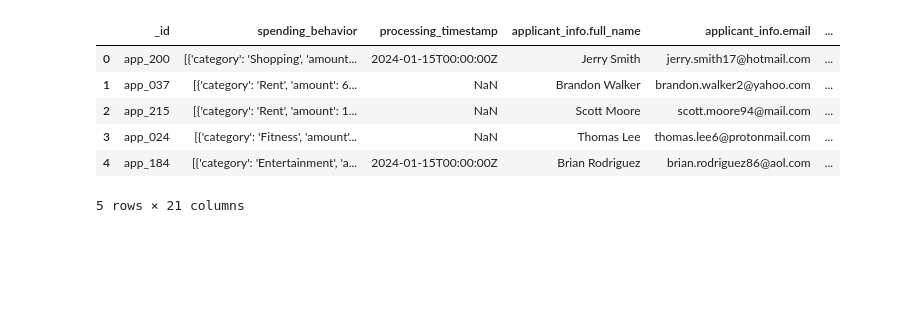
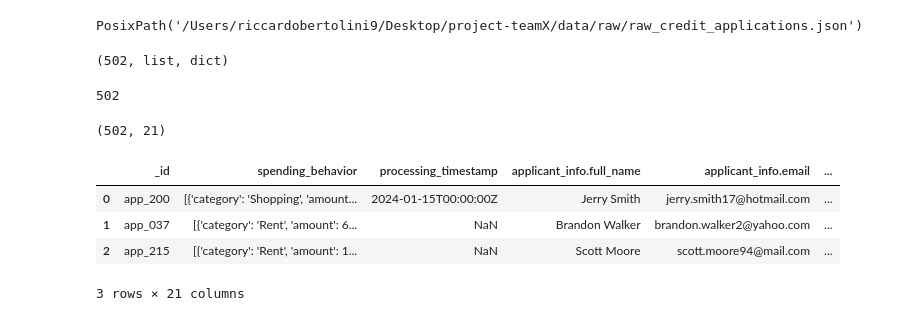
Before and after one commit to marianaclopes/dego-project-team6, a Jupyter notebook: notebooks/01-data-quality.ipynb, the cells around one changed output. Saved outputs shown, nothing was run; the diff lists cells and outputs as text; code cells hidden in the pictures; blank space fills up the shorter version.

```diff
--- a/notebooks/01-data-quality.ipynb
+++ b/notebooks/01-data-quality.ipynb
@@ -0,0 +1,24 @@
+# %%
+import os
+from pathlib import Path
+import json
+import pandas as pd
+
+# Always set project root as working dir (so relative paths work)
+PROJECT_ROOT = Path.cwd()
+if (PROJECT_ROOT / "data").exists() is False and (PROJECT_ROOT.parent / "data").exists():
+    PROJECT_ROOT = PROJECT_ROOT.parent  # you are likely inside /notebooks
+
+os.chdir(PROJECT_ROOT)
+
+RAW_PATH = PROJECT_ROOT / "data" / "raw" / "raw_credit_applications.json"
+RAW_PATH
+# %% [output]
+PosixPath('/Users/riccardobertolini9/Desktop/project-teamX/data/raw/raw_credit_applications.json')
+# %%
+with open(RAW_PATH, "r") as f:
+    data = json.load(f)
+
+len(data), type(data), type(data[0])
+# %% [output]
+(502, list, dict)
@@ -1,20 +27,26 @@
 # %%
-import pandas as pd
 import json
 
-# load json
-with open("../data/raw_credit_applications.json") as f:
+path = "data/raw/raw_credit_applications.json"
+
+with open(path, "r") as f:
     data = json.load(f)
 
-# normalize nested structure
-df = pd.json_normalize(data)
-
-df.head()
+len(data)
 # %% [output]
-|  | _id | spending_behavior | processing_timestamp | applicant_info.full_name | applicant_info.email | ... |
-| 0 | app_200 | [{'category': 'Shopping', 'amount... | 2024-01-15T00:00:00Z | Jerry Smith | jerry.smith17@hotmail.com | ... |
-| 1 | app_037 | [{'category': 'Rent', 'amount': 6... | NaN | Brandon Walker | brandon.walker2@yahoo.com | ... |
-| 2 | app_215 | [{'category': 'Rent', 'amount': 1... | NaN | Scott Moore | scott.moore94@mail.com | ... |
-| 3 | app_024 | [{'category': 'Fitness', 'amount'... | NaN | Thomas Lee | thomas.lee6@protonmail.com | ... |
-| 4 | app_184 | [{'category': 'Entertainment', 'a... | 2024-01-15T00:00:00Z | Brian Rodriguez | brian.rodriguez86@aol.com | ... |
-5 rows × 21 columns
+502
+# %%
+import pandas as pd
+
+df = pd.json_normalize(data)
+df.shape
+# %% [output]
+(502, 21)
+# %%
+df.head(3)
+# %% [output]
+|  | _id | spending_behavior | processing_timestamp | applicant_info.full_name | applicant_info.email | ... |
+| 0 | app_200 | [{'category': 'Shopping', 'amount... | 2024-01-15T00:00:00Z | Jerry Smith | jerry.smith17@hotmail.com | ... |
+| 1 | app_037 | [{'category': 'Rent', 'amount': 6... | NaN | Brandon Walker | brandon.walker2@yahoo.com | ... |
+| 2 | app_215 | [{'category': 'Rent', 'amount': 1... | NaN | Scott Moore | scott.moore94@mail.com | ... |
+3 rows × 21 columns
```
Also changed, not shown: parts of 38 cells of this notebook, 7 other files.
